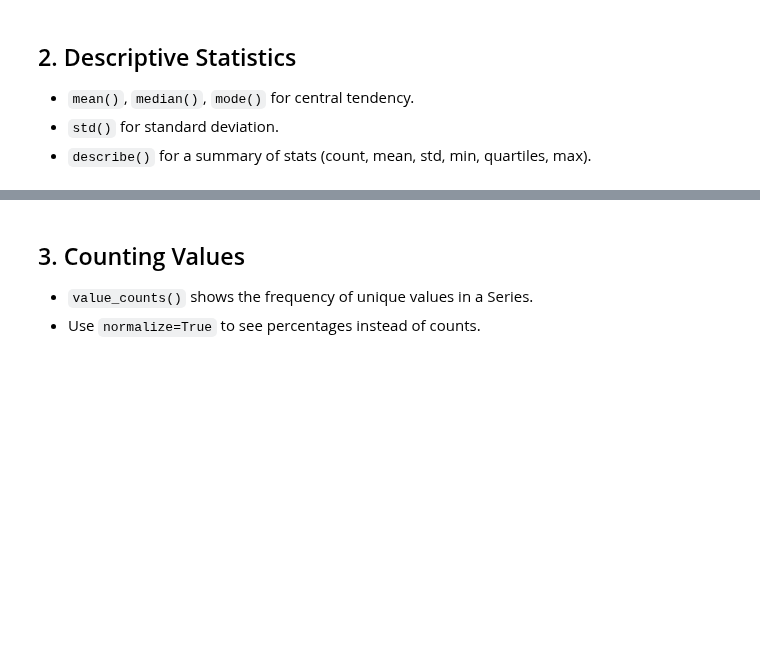
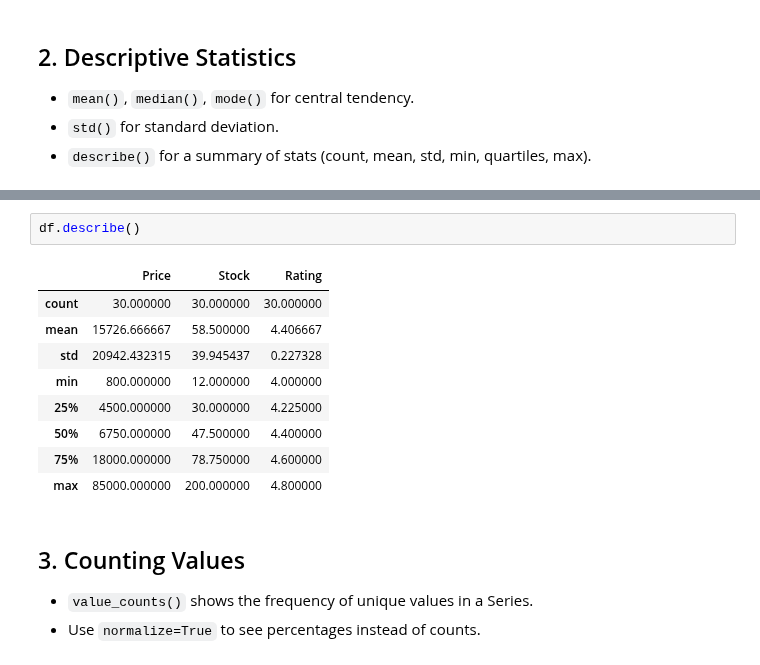
Before and after one commit to Nitish631/sheryansDatascience, a Jupyter notebook: CHAPTER4/Pandas_Class5.ipynb, the cells around one changed output, grey strips where cells are left out. Cells and saved outputs as stored; diff of their text form; blank space fills up the shorter version.

```diff
--- a/CHAPTER4/Pandas_Class5.ipynb
+++ b/CHAPTER4/Pandas_Class5.ipynb
@@ -15,3 +148,15 @@ Welcome to **Class 5** of our Pandas series. Today we’ll learn how to sort dat
+# %%
+df.describe()
+# %% [output]
+|  | Price | Stock | Rating |
+| count | 30.000000 | 30.000000 | 30.000000 |
+| mean | 15726.666667 | 58.500000 | 4.406667 |
+| std | 20942.432315 | 39.945437 | 0.227328 |
+| min | 800.000000 | 12.000000 | 4.000000 |
+| 25% | 4500.000000 | 30.000000 | 4.225000 |
+| 50% | 6750.000000 | 47.500000 | 4.400000 |
+| 75% | 18000.000000 | 78.750000 | 4.600000 |
+| max | 85000.000000 | 200.000000 | 4.800000 |
 # %% [markdown]
 ## 3. Counting Values
 - `value_counts()` shows the frequency of unique values in a Series.
```
Also changed, not shown: parts of 17 cells of this notebook.
